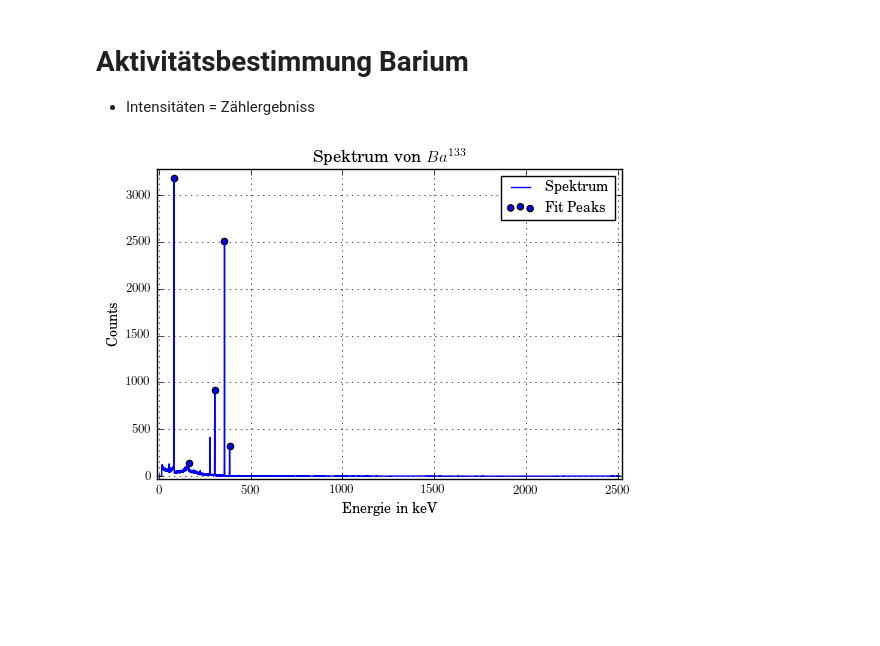
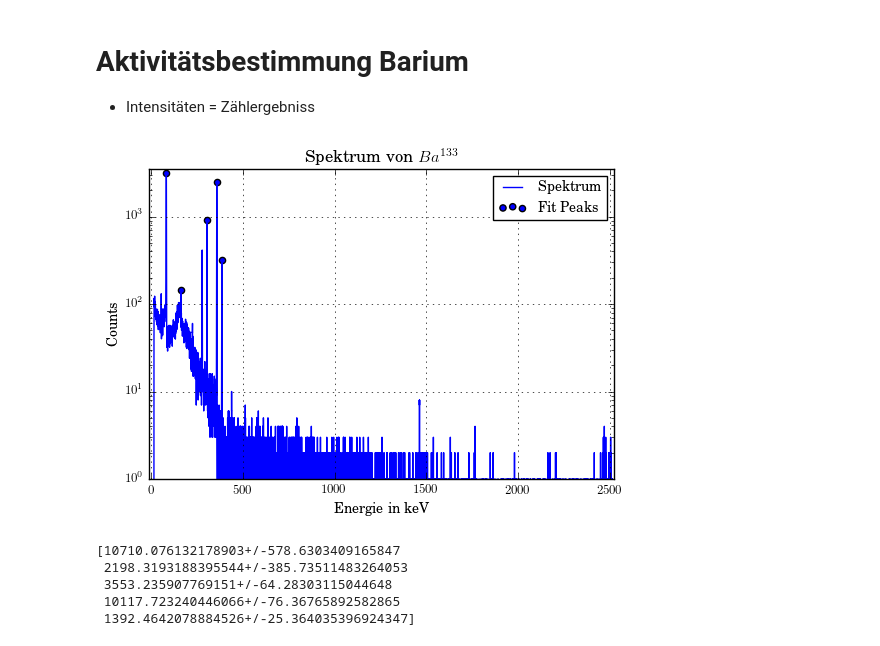
Before and after one commit to MaxSac/FP-Praktikum, a Jupyter notebook: 03-09.01.2017/calculation.ipynb, the cells around one changed output. Saved outputs shown, nothing was run; the diff lists cells and outputs as text; code cells hidden in the pictures; blank space fills up the shorter version.

```diff
--- a/03-09.01.2017/calculation.ipynb
+++ b/03-09.01.2017/calculation.ipynb
@@ -147,13 +186,16 @@ EU.plot('Eu','Eu^{152}')
 EGamma = np.array([121.7, 244.7, 344.3, 411.12, 443.9, 778.9, 867.37, 964.08, 1085.90, 1112.10, 1408.00])
 def linReg(x, a, b):
     return a*x + b
-params, cov = curve_fit(linReg, EU.peak[0,:], EGamma)
+params, cov = curve_fit(linReg, unumpy.nominal_values(EU.peak[0,:]), EGamma, sigma=unumpy.std_devs(EU.peak[0]))
 std = np.sqrt(np.diag(cov))
-print('Steigung a: ',params[0], '+-', std[0])
-print('y-Achsenabschnitt b: ',params[1], '+-', std[1])
+caliBios = ufloat(params[1], std[1])
+caliAscent = ufloat(params[0], std[0])
+scaleing = params[0]
+print('Steigung a: ',caliAscent)
+print('y-Achsenabschnitt b: ', caliBios)
 print('Kanäle: ', EU.peak[0])
-plt.scatter(EU.peak[0,:], EGamma, label=r'x(x)')
-plt.plot(EU.peak[0,:], linReg(EU.peak[0,:], *params), label='lin Regression')
+plt.scatter(unumpy.nominal_values(EU.peak[0,:]), EGamma, label=r'x(x)')
+plt.plot(unumpy.nominal_values(EU.peak[0,:]), linReg(unumpy.nominal_values(EU.peak[0,:]), *params), label='lin Regression')
 plt.xlabel('Kanalnummer')
 plt.ylabel(r'Energie E$_{\gamma}$ / keV')
 plt.legend(loc='best')
@@ -275,12 +347,19 @@ print(sum(CS.data[:2180])/2740)
 # Aktivitätsbestimmung Barium
 - Intensitäten = Zählergebniss
 # %%
-BA = makeSpek(Ba, scale=params[0])
+BA = makeSpek(Ba, scale=scaleing)
 BA.corPeak(BA.peak[:,1:-1])
-BA.corPeak(np.append(BA.peak, np.array([[390],[320]]), axis=1))
+BA.corPeak(np.append(BA.peak, np.array([[386],[320]]), axis=1))
 BA.corPeak(np.append(BA.peak[:,1:], np.array([[82],[3177]]), axis=1))
-BA.plot('Ba','Ba^{133}')
+BA.stdGaus()
+BA.plot('Ba','Ba^{133}','log')
+print(BA.hits)
 # %% [output]
-[figure, old version]
+[figure, new version]
+[10710.076132178903+/-578.6303409165847
+ 2198.3193188395544+/-385.73511483264053
+ 3553.235907769151+/-64.28303115044648
+ 10117.723240446066+/-76.36765892582865
+ 1392.4642078884526+/-25.364035396924347]
 # %%
 baW = np.array([34.1, 0.6, 18.3, 62.1, 8.9])/100 #Emmisionewahrscheinlichkeit der Spektralline
```
Also changed, not shown: parts of 17 cells of this notebook, 12 other files.
